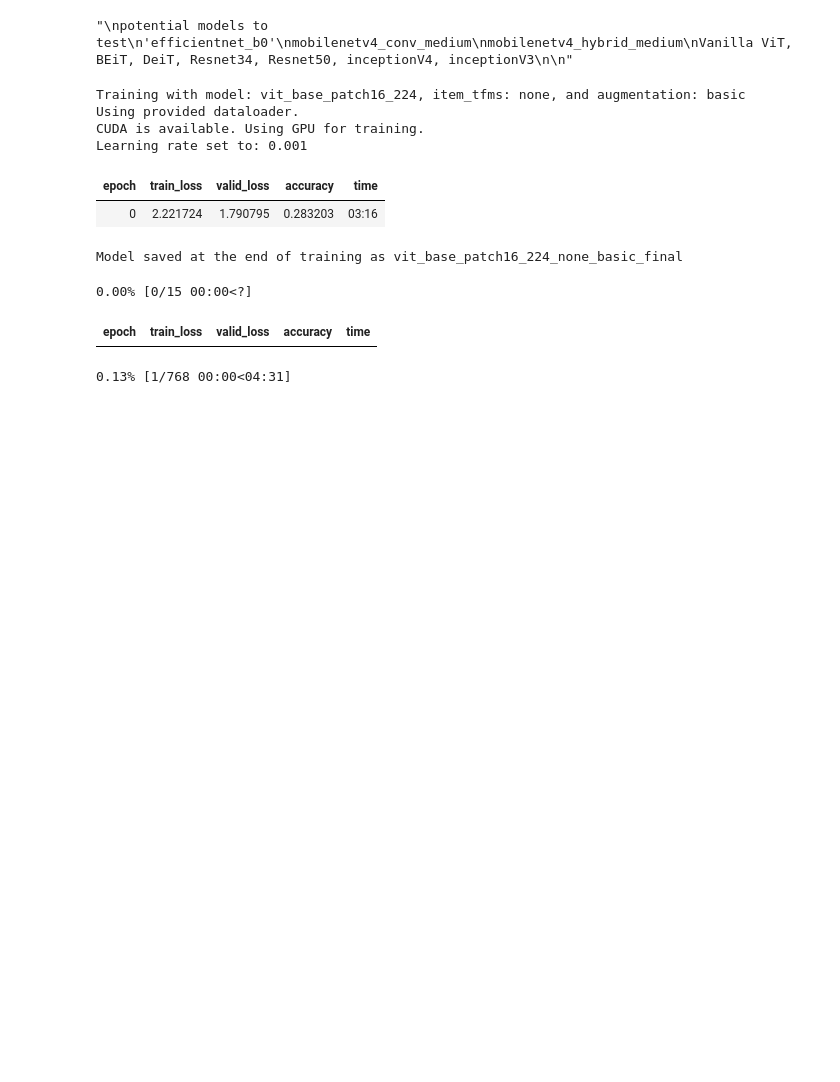
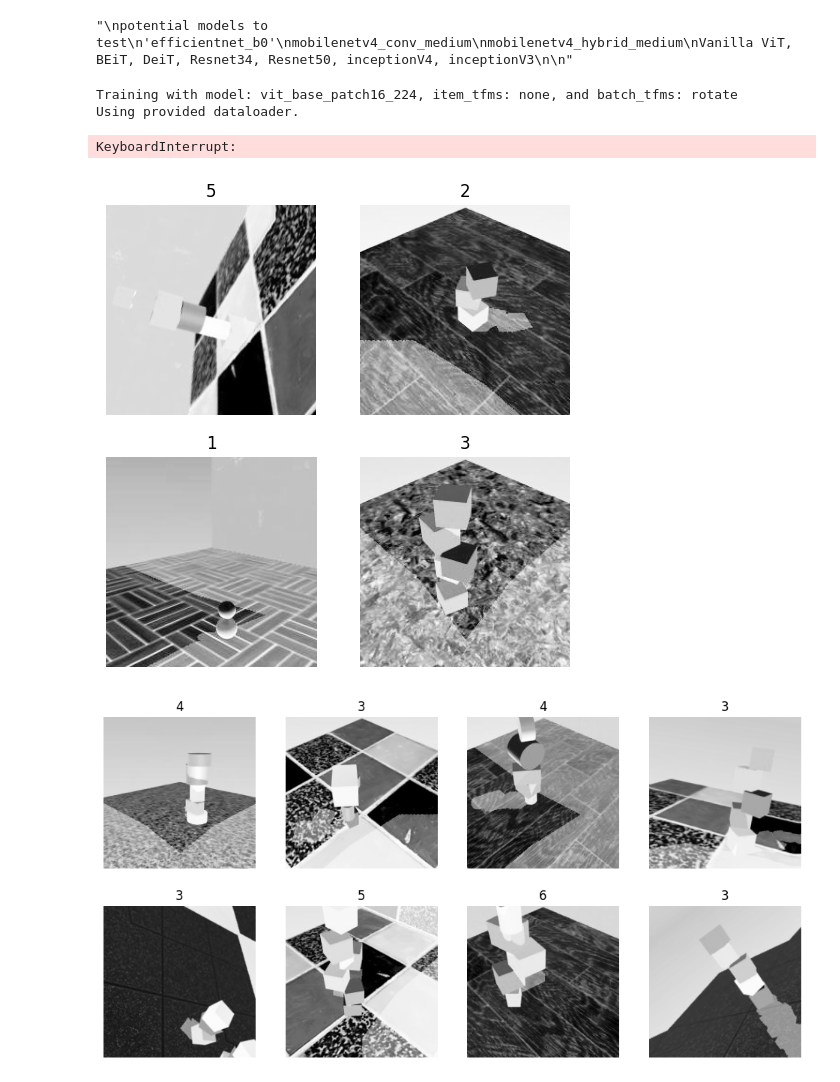
Before and after one commit to julehalim/ComputerVisionFinal, a Jupyter notebook: Testing_Pipeline.ipynb, the cells around one changed output. Drawn from its saved outputs; the diff is of its cells as text; code cells hidden in the pictures; blank space fills up the shorter version.

Commit message:
added grayscale, fixed saturation and contrast

```diff
--- a/Testing_Pipeline.ipynb
+++ b/Testing_Pipeline.ipynb
@@ -177,17 +257,20 @@ transformer_dl.show_batch(max_n=4, figsize=(6, 6))
 # %%
 class SaveEvery5EpochsCallback(Callback):
-    def __init__(self, model_name, transform_name):
+    def __init__(self, model_name, transform_name, is_unfrozen=False):
         self.model_name = model_name
         self.transform_name = transform_name
+        self.is_unfrozen = is_unfrozen  # Add a flag to indicate unfrozen state
 
     def after_epoch(self):
         if (self.epoch + 1) % 5 == 0:
-            filename = f"{self.model_name}_{self.transform_name}_epoch_{self.epoch + 1}"
+            state = "unfrozen" if self.is_unfrozen else "frozen"
+            filename = f"{self.model_name}_{self.transform_name}_{state}_epoch_{self.epoch + 1}"
             self.learn.save(filename)
             print(f"Model saved at epoch {self.epoch + 1} as {filename}")
 
     def after_train(self):
-        filename = f"{self.model_name}_{self.transform_name}_final"
+        state = "unfrozen" if self.is_unfrozen else "frozen"
+        filename = f"{self.model_name}_{self.transform_name}_{state}_final"
         self.learn.save(filename)
         print(f"Model saved at the end of training as {filename}")
 # %%
@@ -279,20 +407,24 @@ Vanilla ViT, BEiT, DeiT, Resnet34, Resnet50, inceptionV4, inceptionV3
 # %% [output]
 "\npotential models to test\n'efficientnet_b0'\nmobilenetv4_conv_medium\nmobilenetv4_hybrid_medium\nVanilla ViT, BEiT, DeiT, Resnet34, Resnet50, inceptionV4, inceptionV3\n\n"
 # %%
+from fastai.vision.augment import PadMode, Contrast, Saturation
+
 # Define item-level transformations
 item_transforms = {
-    'none': None,
-    'zoom': Zoom(),
-    'flip': FlipItem(p=0.5),
-    'grayscale': IntToFloatTensor(),
-    'random_resized_crop': RandomResizedCrop(224, min_scale=0.5),
-    'contrast': Contrast(max_lighting=0.4, p=0.75),
-    'saturation': Saturation(max_lighting=0.4, p=0.75)
+    'none': None,  # No item transformations
+    # 'flip': FlipItem(p=0.5),  # Horizontal flip with 50% probability # BAD
+    # '0_pad': Resize((400,200), method='pad', pad_mode=PadMode.Zeros),  # Zero padding
+    # 'reflective_pad': Resize((400,200), method='pad', pad_mode=PadMode.Reflection),  # Reflection padding #BAD
+    # 'random_resized_crop': RandomResizedCrop(224, min_scale=0.5),  # Random resized crop
+    # 'zoom': Zoom(p=0.5),  # Custom zoom transformation
 }
 
 # Define batch-level augmentations (if any, or use None to skip)
-augmentations = {
-    'basic': aug_transforms(),
+batch_transforms = {
+    # 'basic': aug_transforms(),
+    # 'contrast': Contrast(max_lighting=0.4, p=0.75),
+    # 'saturation': Saturation(max_lighting=0.4, p=0.75),
+    'rotate': Rotate(max_deg=90, p=0.5)
 }
 
 # List of models to test
@@ -303,57 +435,57 @@ model_names = [
     'vit_base_patch16_224'
     # 'beit_base_patch16_224',
     # 'deit_base_patch16_224', #did not run this at all
-    # 'resnet34',
+    #'resnet34'
     # 'resnet50',
     # 'inception_v3',
     # 'inception_v4'
 ]
 
+EPOCH = 10
+
 # Loop through each Vision Transformer model, item_tfms, and augmentations
 for model_name in model_names:
     for item_tfms_name, item_tfms in item_transforms.items():
-        for augment_name, batch_tfms in augmentations.items():
+        for augment_name, batch_tfms in batch_transforms.items():
             transform_name = f"{item_tfms_name}_{augment_name}"  # Combine item and batch transform names
-            print(f"\nTraining with model: {model_name}, item_tfms: {item_tfms_name}, and augmentation: {augment_name}")
+            print(f"\nTraining with model: {model_name}, item_tfms: {item_tfms_name}, and batch_tfms: {augment_name}")
 
             try:
+                ## TO PERFORM GRAYSCALE, USE VisionTransformerDataLoaderBlackAndWhite, Else use VisionTransformerDataLoader
                 # Create a new DataLoader with the current item and batch transforms
                 transformer_dl = VisionTransformerDataLoader(
                     train_data=train_data,
                     item_tfms=item_tfms,    # Pass the item-level transforms here
                     batch_tfms=batch_tfms   # Pass the batch-level augmentations here
                 ).get_dataloader()
+
+                transformer_dl.show_batch()
 
                 # Initialize the Vision Transformer Trainer for the current model and augmentation
                 trainer = VisionTransformerTrainer(
                     model_name=model_name,
                     transform_name=transform_name,  # Combine item and batch tfms names
                     dls=transformer_dl
                 )
 
                 # Initialize the model
                 trainer.initialize_model(pretrained=True)
 
                 # Set the learning rate automatically
                 trainer.set_learning_rate()
 
-                # Fine-tune the model
-                trainer.fine_tune(epochs=10)  # Adjust the number of epochs as needed
+                # Fine-tune the model with either trainer.unfreeze_fit_one_cycle or trainer.fine_tune
+                trainer.fine_tune(epochs=EPOCH)  # Adjust the number of epochs as needed
 
                 # Save the training metrics
                 trainer.save_metrics()
 
 
             except Exception as e:
-                print(f"An error occurred while training model {model_name} with item_tfms {item_tfms_name} and augmentation {augment_name}: {e}")
+                print(f"An error occurred while training model {model_name} with item_tfms {item_tfms_name} and batch_tfms {augment_name}: {e}")
 # %% [output]
-Training with model: vit_base_patch16_224, item_tfms: none, and augmentation: basic
+Training with model: vit_base_patch16_224, item_tfms: none, and batch_tfms: rotate
 Using provided dataloader.
-CUDA is available. Using GPU for training.
-Learning rate set to: 0.001
-| epoch | train_loss | valid_loss | accuracy | time |
-| 0 | 2.221724 | 1.790795 | 0.283203 | 03:16 |
-Model saved at the end of training as vit_base_patch16_224_none_basic_final
+KeyboardInterrupt:
-0.00% [0/15 00:00<?]
-| epoch | train_loss | valid_loss | accuracy | time |
-0.13% [1/768 00:00<04:31]
+[figure, added]
+[figure, added]
```
Also changed, not shown: parts of 6 cells of this notebook.
